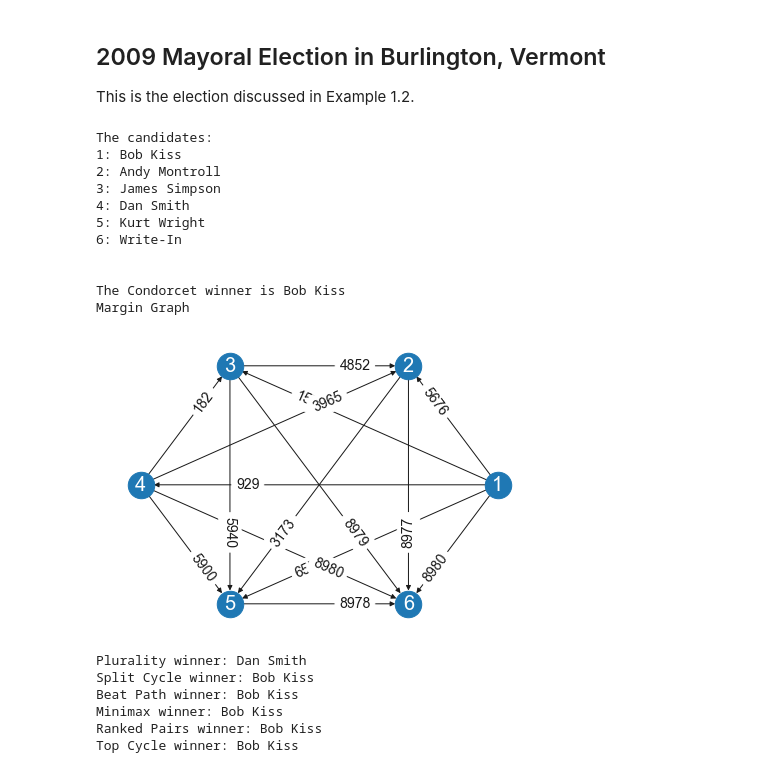
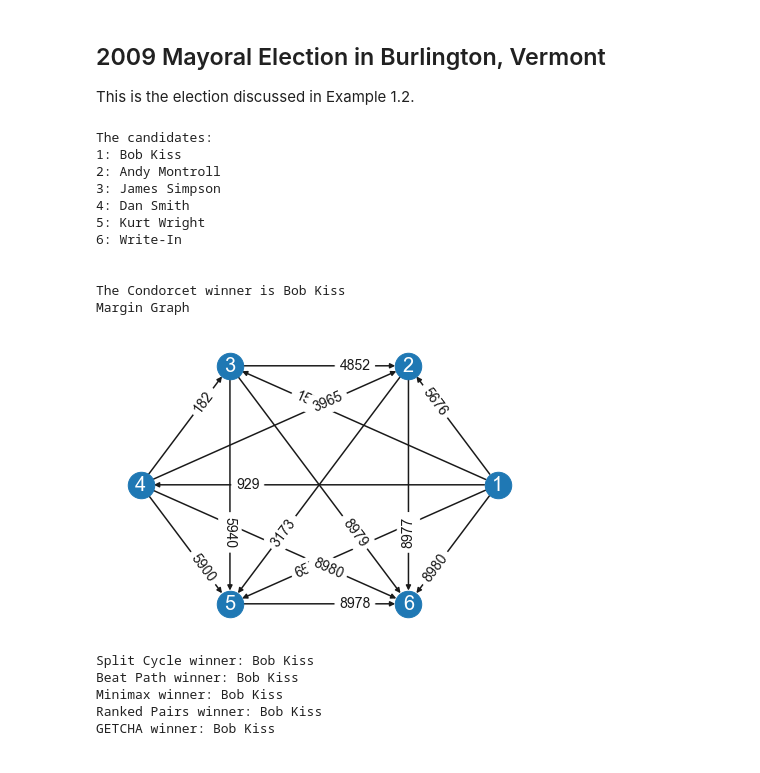
Before and after one commit to epacuit/splitcycle, a Jupyter notebook: 05-AnalyzingElectionData.ipynb, the cells around one changed output. Drawn from its saved outputs; the diff is of its cells as text; code cells hidden in the pictures.

```diff
--- a/05-AnalyzingElectionData.ipynb
+++ b/05-AnalyzingElectionData.ipynb
@@ -151,10 +151,10 @@ if not SKIP:
 
             print(num_cands)
 
-            if  True:  # or num_cands < 1000:
+            if   num_cands < 1000:
                 candmap, rankmaps, rankmapcounts, numvoters = read_election_file(open(fname, "r"))
                 num += 1
-                prof = ProfileWithTies(rankmaps, num_cands, rankmapcounts)
+                prof = ProfileWithTies(rankmaps, rankmapcounts)
                 cw = prof.condorcet_winner()
                 print(cw)
                 if cw is not None:
@@ -293,44 +291,43 @@ for cid,c in candmap.items():
 print("\n")
 
 prof = ProfileWithTies(rankmaps,
-                       6,
                        rcounts = rankmapcounts,
                        cmap = candmap,
                        candidates = candmap.keys())
 
+prof.use_extended_strict_preference()
 cw = prof.condorcet_winner()
 if cw is None:
     print("There is no Condorcet winner")
 else:
     print(f"The Condorcet winner is {candmap[cw]}")
 
 print("Margin Graph")
 prof.display_margin_graph(cmap={c:str(c) for c in candmap.keys()})
 
 
-vms = [plurality, split_cycle, beat_path, minimax, ranked_pairs, getcha]
+vms = [split_cycle, beat_path, minimax, ranked_pairs, getcha]
 
 for vm in vms:
 
     ws = vm(prof)
     ws_str = ", ".join([candmap[w] for w in ws])
     print(f"{vm.name} winner: {ws_str}")
 # %% [output]
 The candidates:
 1: Bob Kiss
 2: Andy Montroll
 3: James Simpson
 4: Dan Smith
 5: Kurt Wright
 6: Write-In
 
 
 The Condorcet winner is Bob Kiss
 Margin Graph
-[figure, old version]
+[figure, new version]
-Plurality winner: Dan Smith
 Split Cycle winner: Bob Kiss
 Beat Path winner: Bob Kiss
 Minimax winner: Bob Kiss
 Ranked Pairs winner: Bob Kiss
-Top Cycle winner: Bob Kiss
+GETCHA winner: Bob Kiss
```
Also changed, not shown: parts of 5 cells of this notebook, 20 other files.
